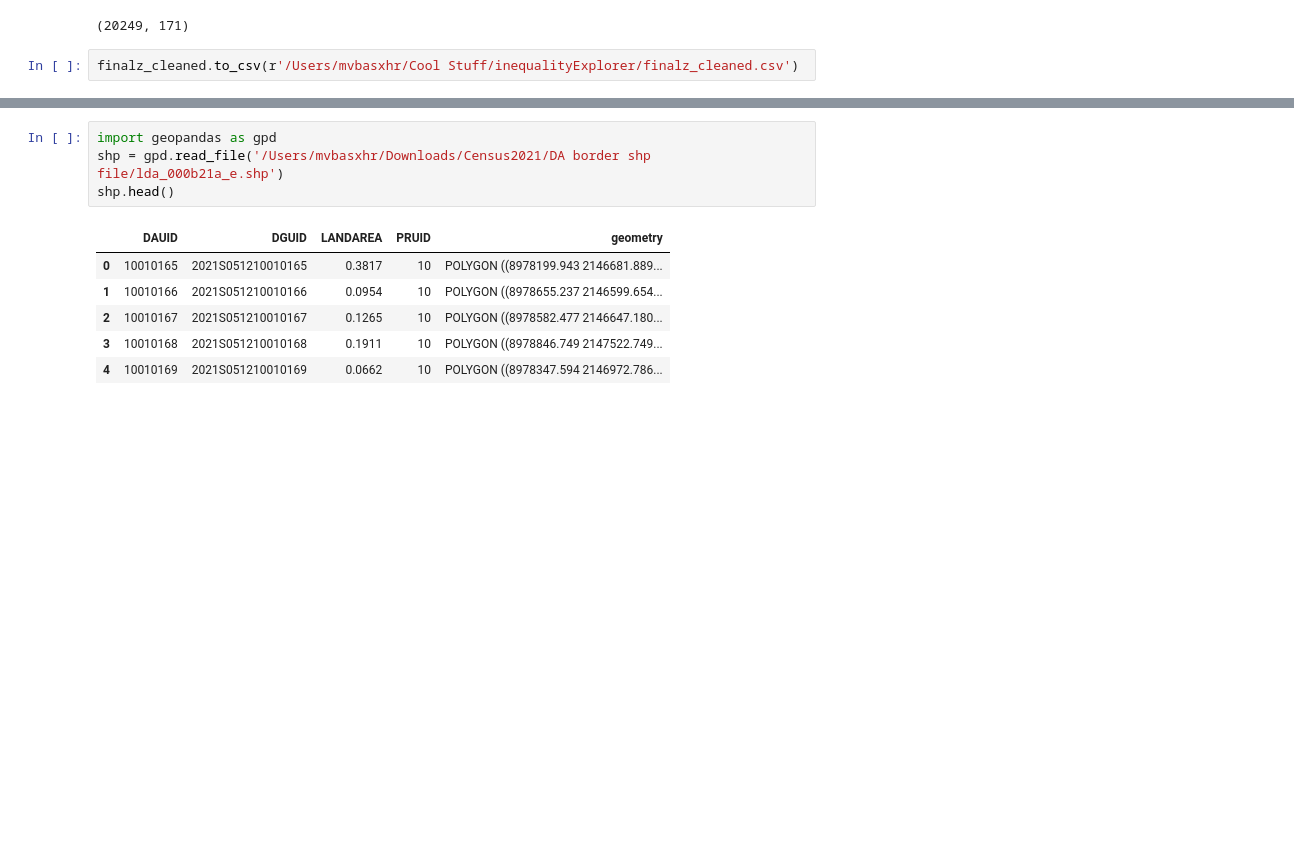
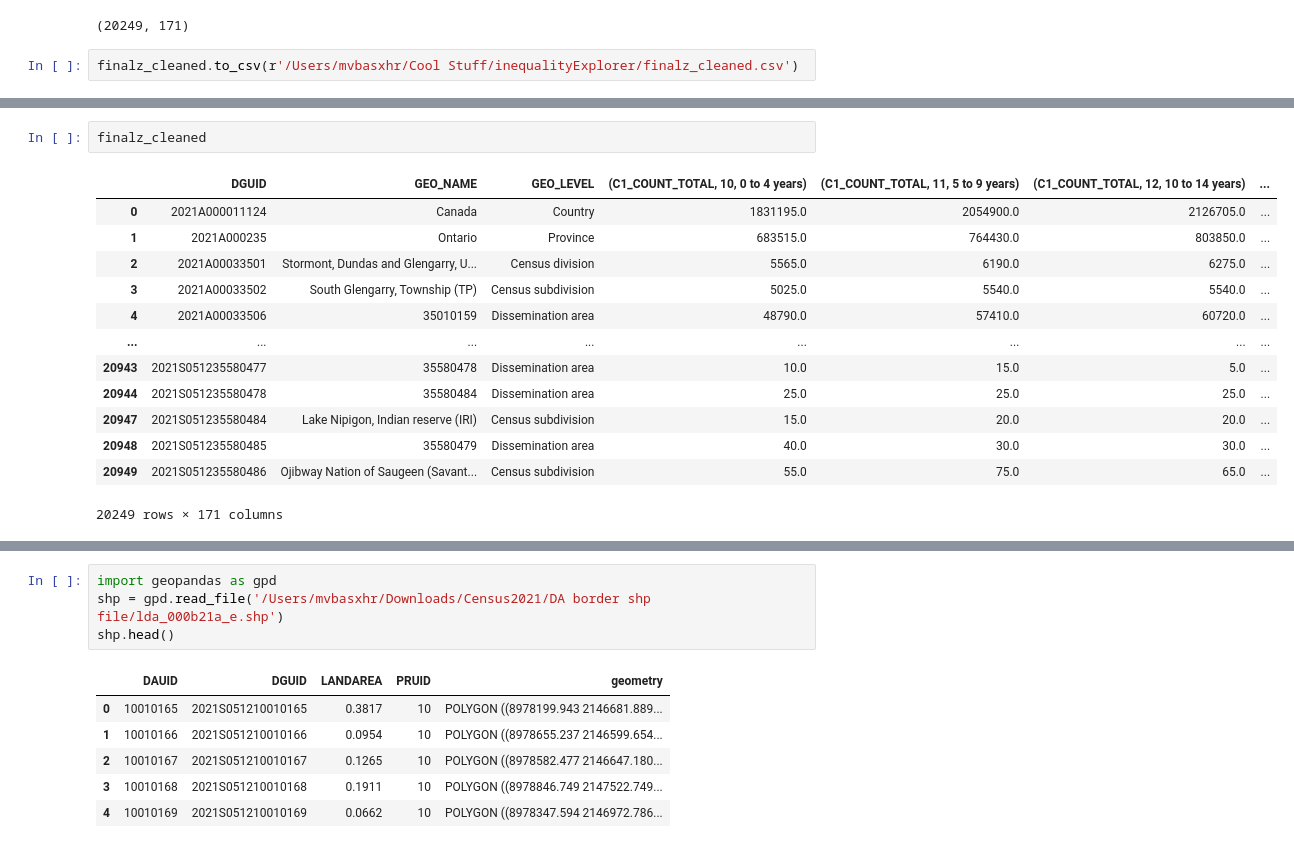
Before and after one commit to MubassirAhmed/ExploringCensusData, a Jupyter notebook: exploringCensusDataTables.ipynb, the cells around one changed output, grey strips where cells are left out. Drawn from its saved outputs; the diff is of its cells as text; blank space fills up the shorter version.

```diff
--- a/exploringCensusDataTables.ipynb
+++ b/exploringCensusDataTables.ipynb
@@ -639,0 +683,16 @@ finalz_cleaned.to_csv(r'/Users/mvbasxhr/Cool Stuff/inequalityExplorer/finalz_cle
+# %%
+finalz_cleaned
+# %% [output]
+|  | DGUID | GEO_NAME | GEO_LEVEL | (C1_COUNT_TOTAL, 10, 0 to 4 years) | (C1_COUNT_TOTAL, 11, 5 to 9 years) | (C1_COUNT_TOTAL, 12, 10 to 14 years) | ... |
+| 0 | 2021A000011124 | Canada | Country | 1831195.0 | 2054900.0 | 2126705.0 | ... |
+| 1 | 2021A000235 | Ontario | Province | 683515.0 | 764430.0 | 803850.0 | ... |
+| 2 | 2021A00033501 | Stormont, Dundas and Glengarry, U... | Census division | 5565.0 | 6190.0 | 6275.0 | ... |
+| 3 | 2021A00033502 | South Glengarry, Township (TP) | Census subdivision | 5025.0 | 5540.0 | 5540.0 | ... |
+| 4 | 2021A00033506 | 35010159 | Dissemination area | 48790.0 | 57410.0 | 60720.0 | ... |
+| ... | ... | ... | ... | ... | ... | ... | ... |
+| 20943 | 2021S051235580477 | 35580478 | Dissemination area | 10.0 | 15.0 | 5.0 | ... |
+| 20944 | 2021S051235580478 | 35580484 | Dissemination area | 25.0 | 25.0 | 25.0 | ... |
+| 20947 | 2021S051235580484 | Lake Nipigon, Indian reserve (IRI) | Census subdivision | 15.0 | 20.0 | 20.0 | ... |
+| 20948 | 2021S051235580485 | 35580479 | Dissemination area | 40.0 | 30.0 | 30.0 | ... |
+| 20949 | 2021S051235580486 | Ojibway Nation of Saugeen (Savant... | Census subdivision | 55.0 | 75.0 | 65.0 | ... |
+20249 rows × 171 columns
```
Also changed, not shown: parts of 16 cells of this notebook.
